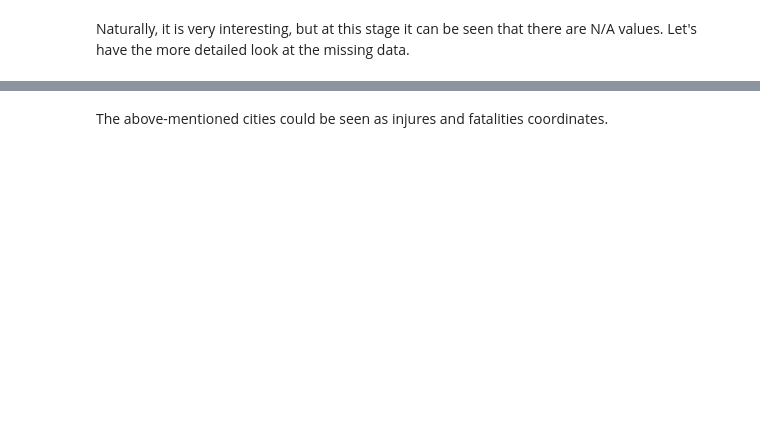
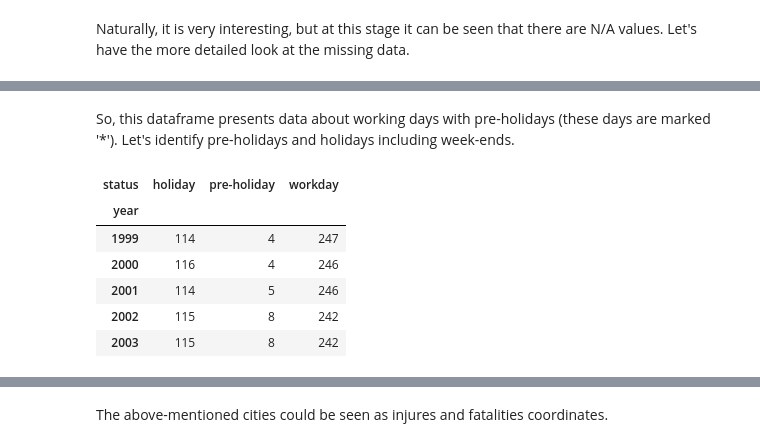
Before and after one commit to maks-sh/Visualization-of-Global-Terrorism-Database, a Jupyter notebook: Terror.ipynb, the cells around one changed output, grey strips where cells are left out. Saved outputs shown, nothing was run; the diff lists cells and outputs as text; code cells hidden in the pictures; blank space fills up the shorter version.

```diff
--- a/Terror.ipynb
+++ b/Terror.ipynb
@@ -203,0 +403,2 @@ iplot(fig)
+# %% [markdown]
+So, this dataframe presents data about working days with pre-holidays (these days are marked '*'). Let's identify pre-holidays and holidays including week-ends.
@@ -203,0 +420,21 @@ iplot(fig)
+# %%
+def determ(date):
+    if date in holidays:
+        return 'holiday'
+    if date in pre_holidays:
+        return 'pre-holiday'
+    else: return 'workday'
+
+calendar['status'] = calendar['date'].apply(determ)
+calendar['year'] = calendar['date'].apply(lambda x: x.year)
+calendar = calendar.groupby(['year', 'status']).count().unstack()['date']
+
+calendar.head(3)
+# %% [output]
+| status | holiday | pre-holiday | workday |
+| year |  |  |  |
+| 1999 | 114 | 4 | 247 |
+| 2000 | 116 | 4 | 246 |
+| 2001 | 114 | 5 | 246 |
+| 2002 | 115 | 8 | 242 |
+| 2003 | 115 | 8 | 242 |
```
Also changed, not shown: parts of 63 cells of this notebook.
